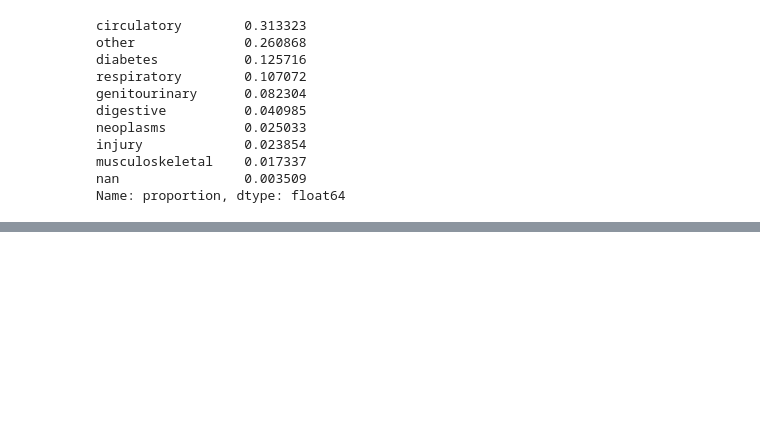
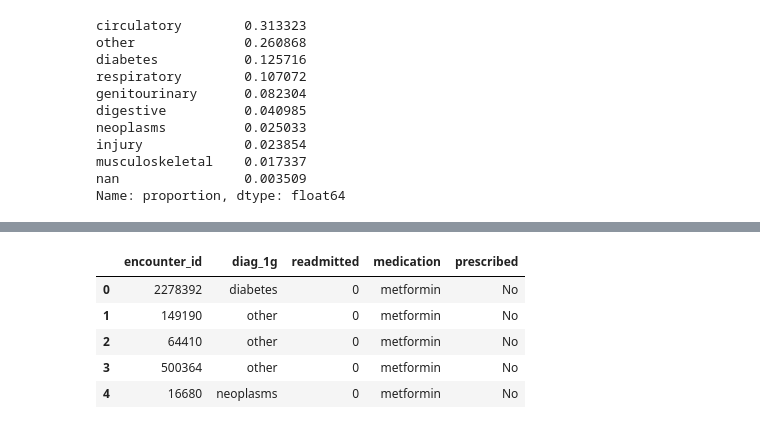
Before and after one commit to TimothyHHMai/diabetes-analysis, a Jupyter notebook: notebooks/eda.ipynb, the cells around one changed output, grey strips where cells are left out. Saved outputs shown, nothing was run; the diff lists cells and outputs as text; code cells hidden in the pictures; blank space fills up the shorter version.

```diff
--- a/notebooks/eda.ipynb
+++ b/notebooks/eda.ipynb
@@ -131,0 +150,12 @@ Name: proportion, dtype: float64
+# %%
+med_cols = df.columns[df.columns.get_loc('metformin'):df.columns.get_loc('metformin-pioglitazone')]
+
+prescriptions = pd.melt(df, id_vars = ['encounter_id', 'diag_1g', 'readmitted'], value_vars = med_cols, var_name = 'medication', value_name = 'prescribed')
+prescriptions.head()
+# %% [output]
+|  | encounter_id | diag_1g | readmitted | medication | prescribed |
+| 0 | 2278392 | diabetes | 0 | metformin | No |
+| 1 | 149190 | other | 0 | metformin | No |
+| 2 | 64410 | other | 0 | metformin | No |
+| 3 | 500364 | other | 0 | metformin | No |
+| 4 | 16680 | neoplasms | 0 | metformin | No |
```
Also changed, not shown: parts of 5 cells of this notebook.
